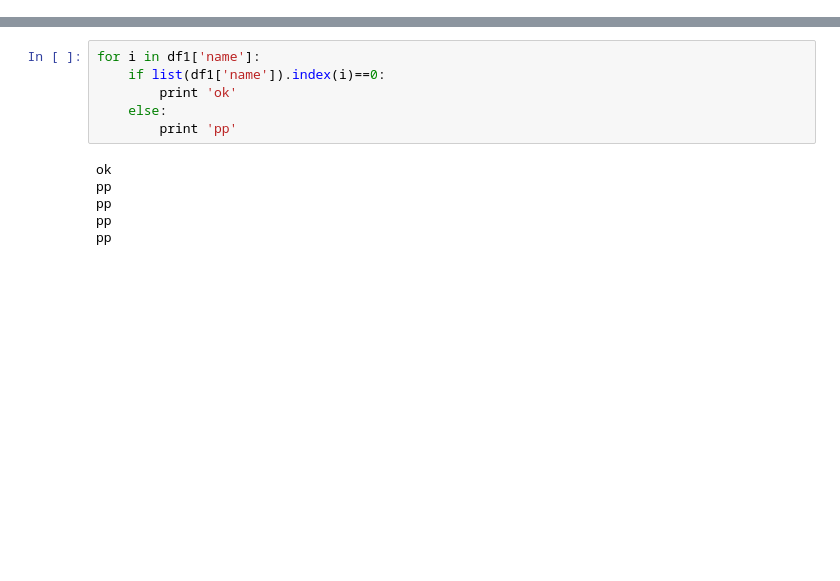
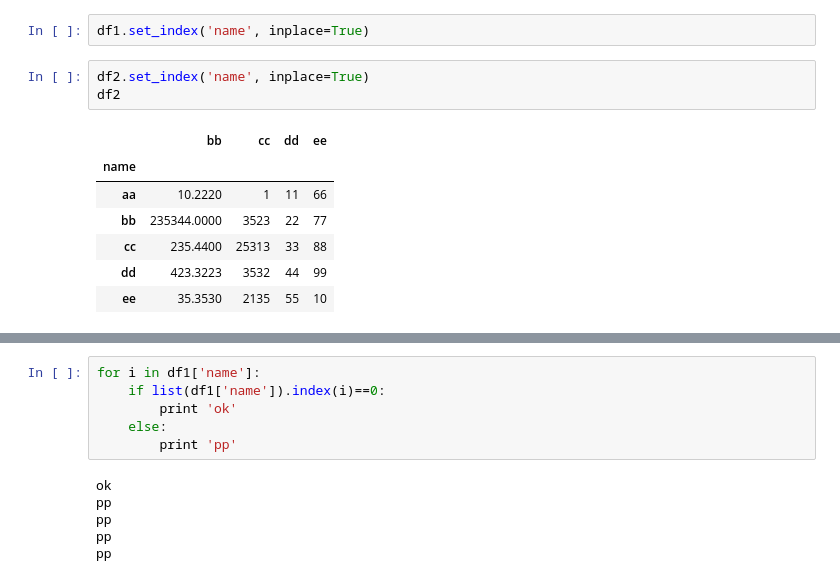
Before and after one commit to goyal-sakshi/Python-Learning, a Jupyter notebook: pandas/DataFrame.ipynb, the cells around one changed output, grey strips where cells are left out. Saved outputs shown, nothing was run; the diff lists cells and outputs as text; blank space fills up the shorter version.

```diff
--- a/pandas/DataFrame.ipynb
+++ b/pandas/DataFrame.ipynb
@@ -16,3 +85,16 @@ df2 = pd.DataFrame({
+# %%
+df1.set_index('name', inplace=True)
+# %%
+df2.set_index('name', inplace=True)
+df2
+# %% [output]
+|  | bb | cc | dd | ee |
+| name |  |  |  |  |
+| aa | 10.2220 | 1 | 11 | 66 |
+| bb | 235344.0000 | 3523 | 22 | 77 |
+| cc | 235.4400 | 25313 | 33 | 88 |
+| dd | 423.3223 | 3532 | 44 | 99 |
+| ee | 35.3530 | 2135 | 55 | 10 |
 # %%
 df1
 # %% [output]
```
Also changed, not shown: parts of 25 cells of this notebook, 7 other files.
